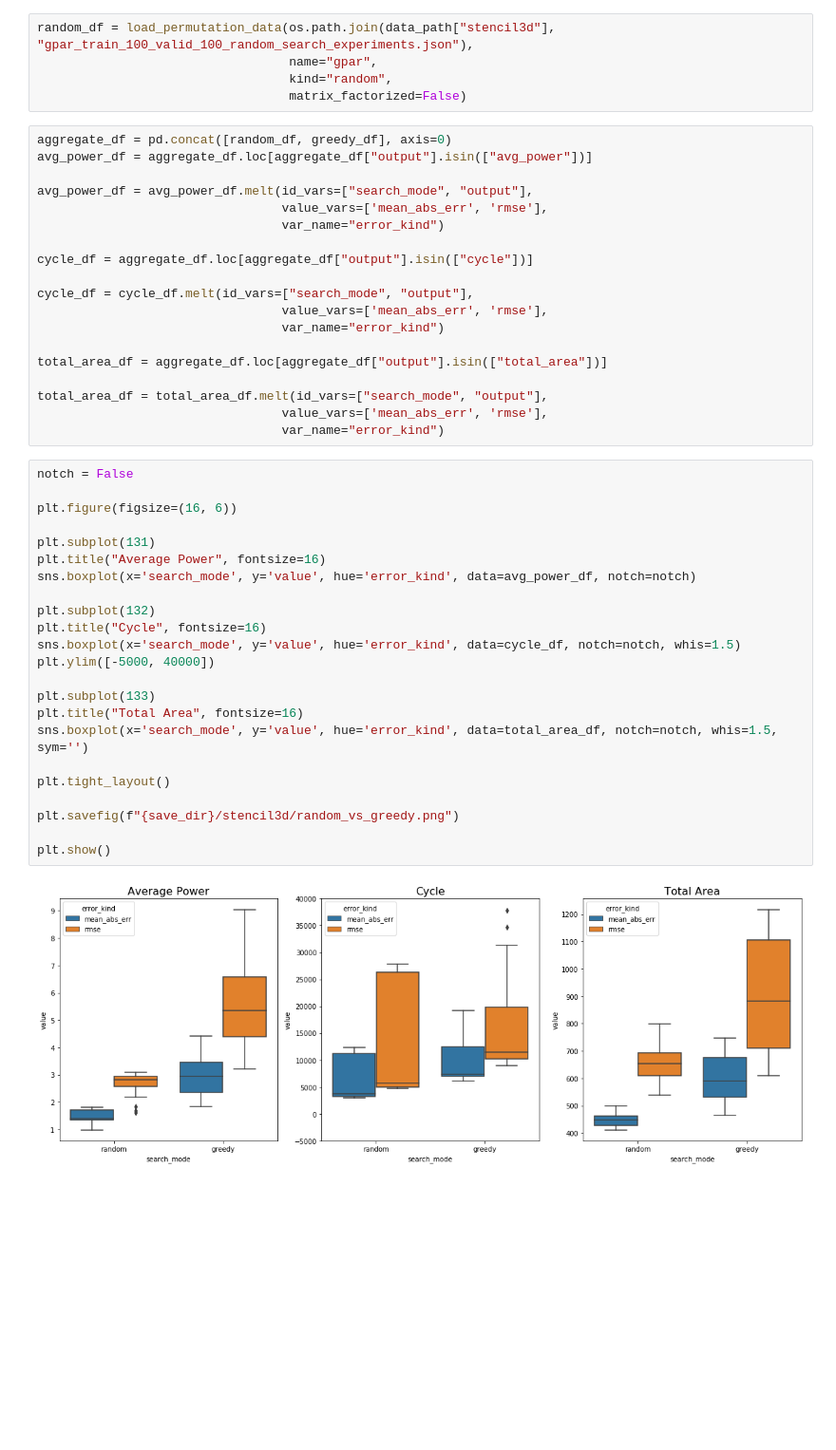
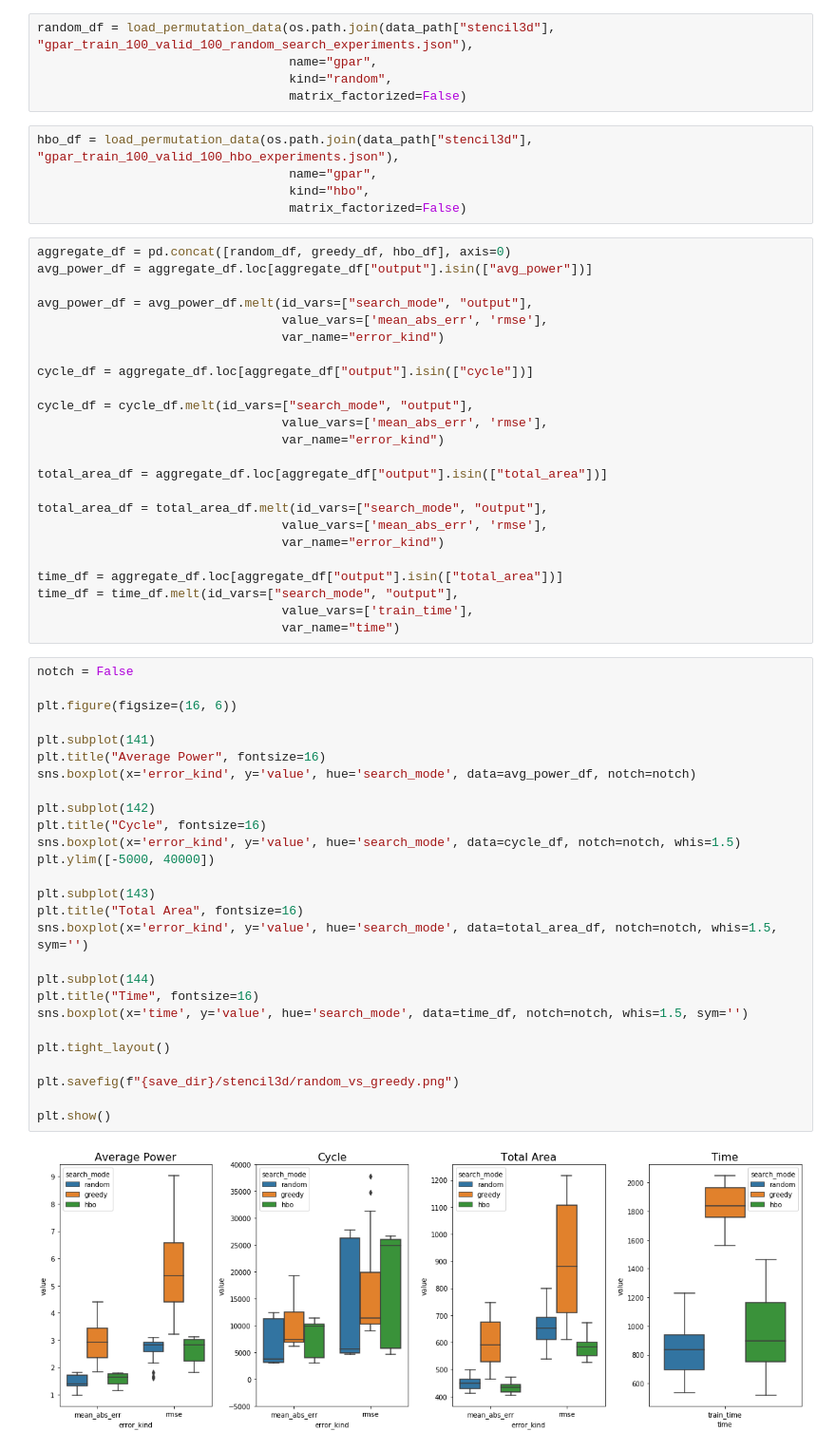
Before and after one commit to gncs/boa, a Jupyter notebook: notebooks/Ordering Visualisation.ipynb, the cells around one changed output. Shown at 95% size. Cells and saved outputs as stored; diff of their text form; blank space fills up the shorter version.

Commit message:
Added some plots for BOBO

```diff
--- a/notebooks/Ordering Visualisation.ipynb
+++ b/notebooks/Ordering Visualisation.ipynb
@@ -346,8 +362,13 @@ random_df = load_permutation_data(os.path.join(data_path["stencil3d"], "gpar_tra
                                   name="gpar",
                                   kind="random",
                                   matrix_factorized=False)
+# %%
+hbo_df = load_permutation_data(os.path.join(data_path["stencil3d"], "gpar_train_100_valid_100_hbo_experiments.json"),
+                                  name="gpar",
+                                  kind="hbo",
+                                  matrix_factorized=False)
 # %%
-aggregate_df = pd.concat([random_df, greedy_df], axis=0)
+aggregate_df = pd.concat([random_df, greedy_df, hbo_df], axis=0)
 avg_power_df = aggregate_df.loc[aggregate_df["output"].isin(["avg_power"])]
 
 avg_power_df = avg_power_df.melt(id_vars=["search_mode", "output"],
@@ -365,29 +386,38 @@ total_area_df = aggregate_df.loc[aggregate_df["output"].isin(["total_area"])]
 total_area_df = total_area_df.melt(id_vars=["search_mode", "output"],
                                  value_vars=['mean_abs_err', 'rmse'],
                                  var_name="error_kind")
+
+time_df = aggregate_df.loc[aggregate_df["output"].isin(["total_area"])]
+time_df = time_df.melt(id_vars=["search_mode", "output"],
+                                 value_vars=['train_time'],
+                                 var_name="time")
 # %%
 notch = False
 
 plt.figure(figsize=(16, 6))
 
-plt.subplot(131)
+plt.subplot(141)
 plt.title("Average Power", fontsize=16)
-sns.boxplot(x='search_mode', y='value', hue='error_kind', data=avg_power_df, notch=notch)
+sns.boxplot(x='error_kind', y='value', hue='search_mode', data=avg_power_df, notch=notch)
 
-plt.subplot(132)
+plt.subplot(142)
 plt.title("Cycle", fontsize=16)
-sns.boxplot(x='search_mode', y='value', hue='error_kind', data=cycle_df, notch=notch, whis=1.5)
+sns.boxplot(x='error_kind', y='value', hue='search_mode', data=cycle_df, notch=notch, whis=1.5)
 plt.ylim([-5000, 40000])
 
-plt.subplot(133)
+plt.subplot(143)
 plt.title("Total Area", fontsize=16)
-sns.boxplot(x='search_mode', y='value', hue='error_kind', data=total_area_df, notch=notch, whis=1.5, sym='')
+sns.boxplot(x='error_kind', y='value', hue='search_mode', data=total_area_df, notch=notch, whis=1.5, sym='')
+
+plt.subplot(144)
+plt.title("Time", fontsize=16)
+sns.boxplot(x='time', y='value', hue='search_mode', data=time_df, notch=notch, whis=1.5, sym='')
 
 plt.tight_layout()
 
 plt.savefig(f"{save_dir}/stencil3d/random_vs_greedy.png")
 
 plt.show()
 # %% [output]
-[figure, old version]
+[figure, new version]
 # %%
```
Also changed, not shown: parts of 3 cells of this notebook, 8 other files.
